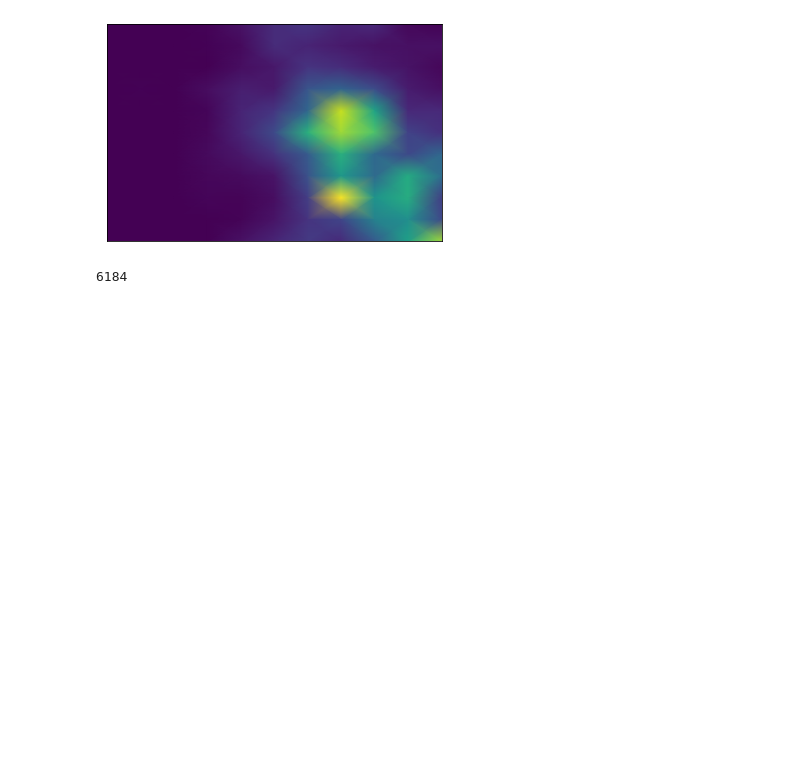
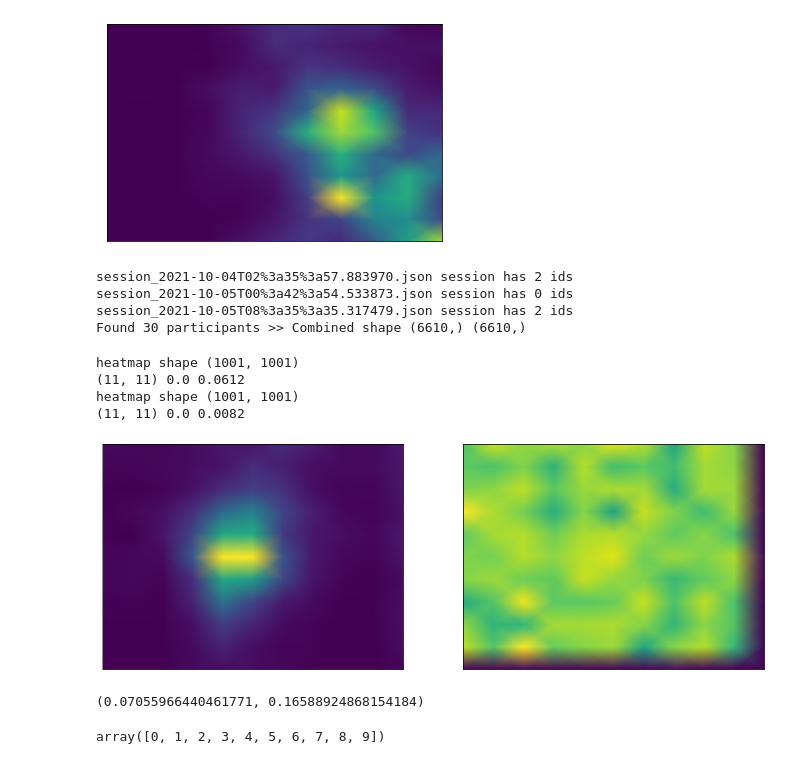
Before and after one commit to arnab-api/AttentionChecker--Student, a Jupyter notebook: Analysis/Real Data/RandomizationTests.ipynb, the cells around one changed output. Drawn from its saved outputs; the diff is of its cells as text; code cells hidden in the pictures; blank space fills up the shorter version.

Commit message:
randomization test -- incomplete

```diff
--- a/Analysis/Real Data/RandomizationTests.ipynb
+++ b/Analysis/Real Data/RandomizationTests.ipynb
@@ -68,6 +68,14 @@ def calculate_MSE(xrr, yrr, marker_x, marker_y):
     for idx in range(xrr.shape[0]):
         ret += (marker_x - xrr[idx])**2 + (marker_y - yrr[idx])**2
     return ret/xrr.shape[0]
+# %%
+def truncate_array(array, min_val = 0, max_val = 1):
+    ret = []
+    for val in array:
+        v = max(val, min_val)
+        v = min(v, max_val)
+        ret.append(v)
+    return np.array(ret)
 # %%
 not_valid = ["template", "P0", "P0_", "P17"]
 
@@ -109,6 +117,8 @@ def loadjson__multileSession(position_filters, time_limit = 15, _filter = {"glas
 
             json_session = loadjson_singleSession(session_track[participant]['sessions'][position_key])
             xrr, yrr = gaze__processOneSession(json_session, time_limit)
+            xrr = truncate_array(xrr)
+            yrr = truncate_array(yrr)
             # print("Shape: ", xrr.shape, yrr.shape)
             if(len(xrr) > 0):
                 individual_mse.append(calculate_MSE(xrr, yrr, marker_track[position_key][0], marker_track[position_key][1]))
@@ -201,7 +211,3 @@ fig.show()
 heatmap shape (1001, 1001)
 (11, 11) 0.0 0.0335
 [figure]
-# %%
-len(xrr)
-# %% [output]
-6184
@@ -207,0 +232,42 @@ len(xrr)
+# %%
+position = "Position 1"
+
+
+num_runs = 500
+num_points = 500
+
+
+min_val = 0
+max_val = 1
+run_track = []
+
+xrr, yrr, ind_mse, counter = loadjson__multileSession(position)
+rand_x = np.random.uniform(min_val, max_val, len(xrr))
+rand_y = np.random.uniform(min_val, max_val, len(yrr))
+# %% [output]
+session_2021-10-04T02%3a35%3a57.883970.json session has 2 ids
+session_2021-10-05T00%3a42%3a54.533873.json session has 0 ids
+session_2021-10-05T08%3a35%3a35.317479.json session has 2 ids
+Found 30 participants >> Combined shape (6610,) (6610,)
+# %%
+plt.rcParams["figure.figsize"] = (20, 7)
+fig, ax = plt.subplots(nrows=1, ncols=2)
+plotHeatmap(xrr, yrr, ax[0])
+plotHeatmap(rand_x, rand_y, ax[1])
+fig.show()
+# %% [output]
+heatmap shape (1001, 1001)
+(11, 11) 0.0 0.0612
+heatmap shape (1001, 1001)
+(11, 11) 0.0 0.0082
+[figure, added]
+# %%
+coh = check_cohesiveness(xrr, yrr)
+rand_coh = check_cohesiveness(rand_x, rand_y)
+coh, rand_coh
+# %% [output]
+(0.07055966440461771, 0.16588924868154184)
+# %%
+np.arange(10)
+# %% [output]
+array([0, 1, 2, 3, 4, 5, 6, 7, 8, 9])
```
Also changed, not shown: parts of 2 cells of this notebook, 2 other files.
